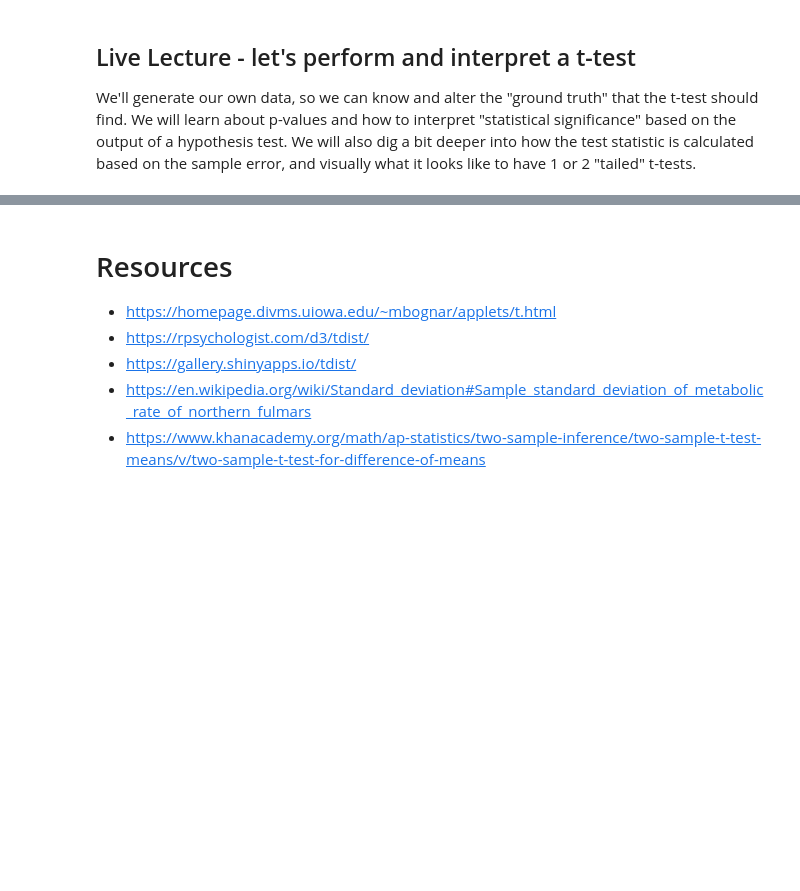
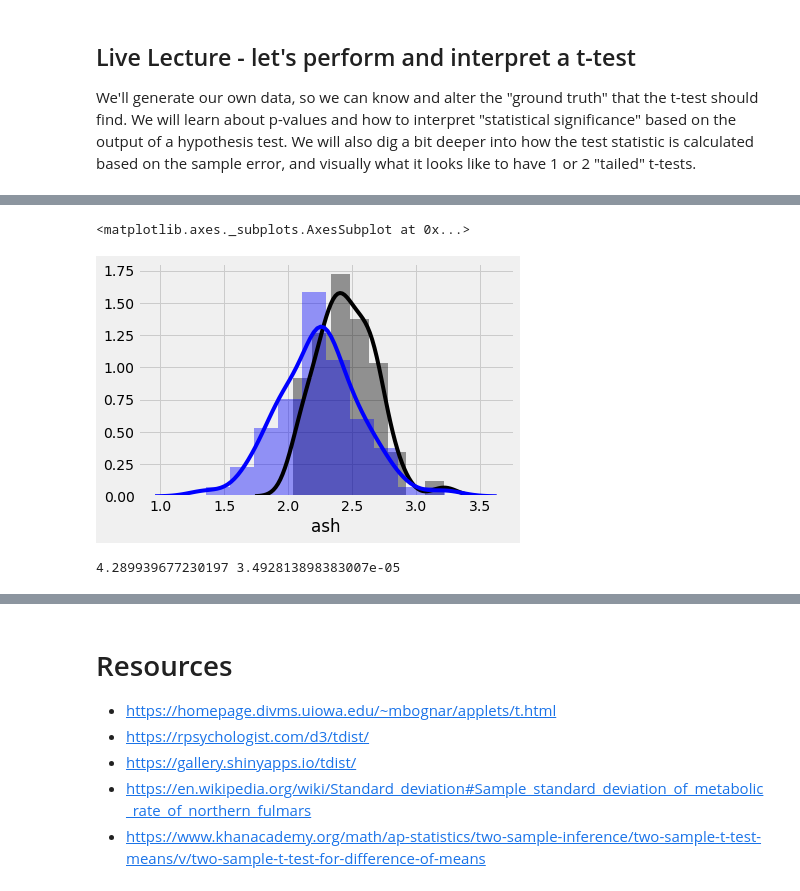
Before and after one commit to bloominstituteoftechnology/DS-Unit-1-Sprint-3-Statistical-Tests-and-Experiments, a Jupyter notebook: module1-statistics-probability-and-inference/LS_DS_131_Statistics_Probability_and_Inference.ipynb, the cells around one changed output, grey strips where cells are left out. Drawn from its saved outputs; the diff is of its cells as text; code cells hidden in the pictures; blank space fills up the shorter version.

```diff
--- a/module1-statistics-probability-and-inference/LS_DS_131_Statistics_Probability_and_Inference.ipynb
+++ b/module1-statistics-probability-and-inference/LS_DS_131_Statistics_Probability_and_Inference.ipynb
@@ -105,0 +188,4 @@ from scipy.stats import ttest_ind, ttest_ind_from_stats, ttest_rel
+# %%
+from sklearn.datasets import load_wine
+
+X = load_wine()
@@ -105,0 +220,5 @@ from scipy.stats import ttest_ind, ttest_ind_from_stats, ttest_rel
+# %%
+import pandas as pd
+wine = pd.DataFrame(X['data'], columns=X['feature_names'])
+wine['origin'] = X['target']
+wine.head()
@@ -105,0 +252,13 @@ from scipy.stats import ttest_ind, ttest_ind_from_stats, ttest_rel
+# %%
+sns.distplot(wine[wine['origin'] == 0]['ash'], color='black')
+sns.distplot(wine[wine['origin'] == 1]['ash'], color='blue')
+# %% [output]
+<matplotlib.axes._subplots.AxesSubplot at 0x...>
+[figure, added]
+# %%
+ash0 = wine[wine['origin'] == 0]['ash']
+ash1 = wine[wine['origin'] == 1]['ash']
+stat, pvalue = ttest_ind(ash0, ash1 )
+print(stat, pvalue)
+# %% [output]
+4.289939677230197 3.492813898383007e-05
```
Also changed, not shown: parts of 36 cells of this notebook.
